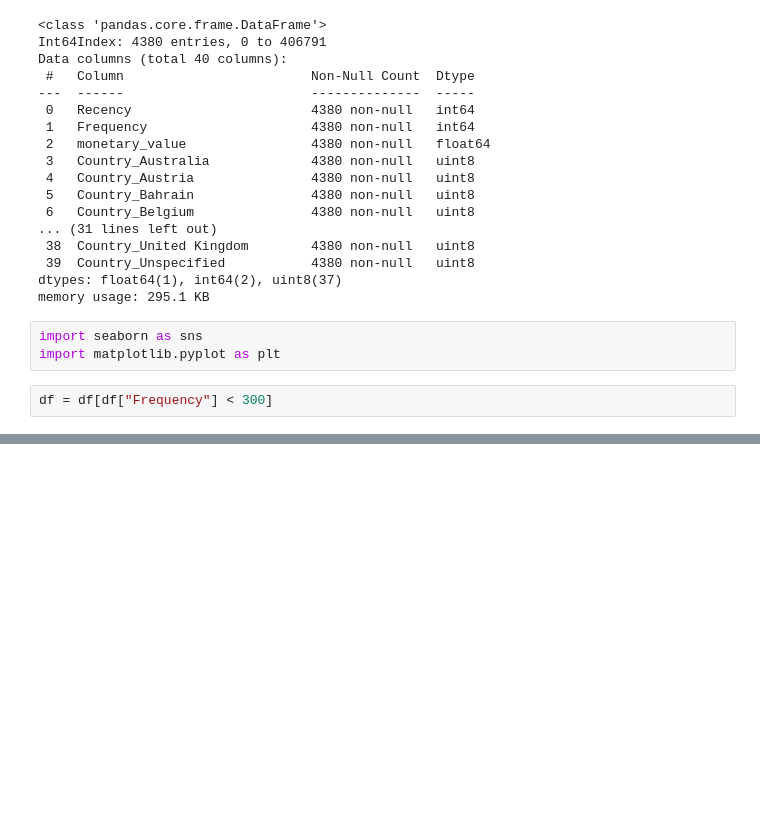
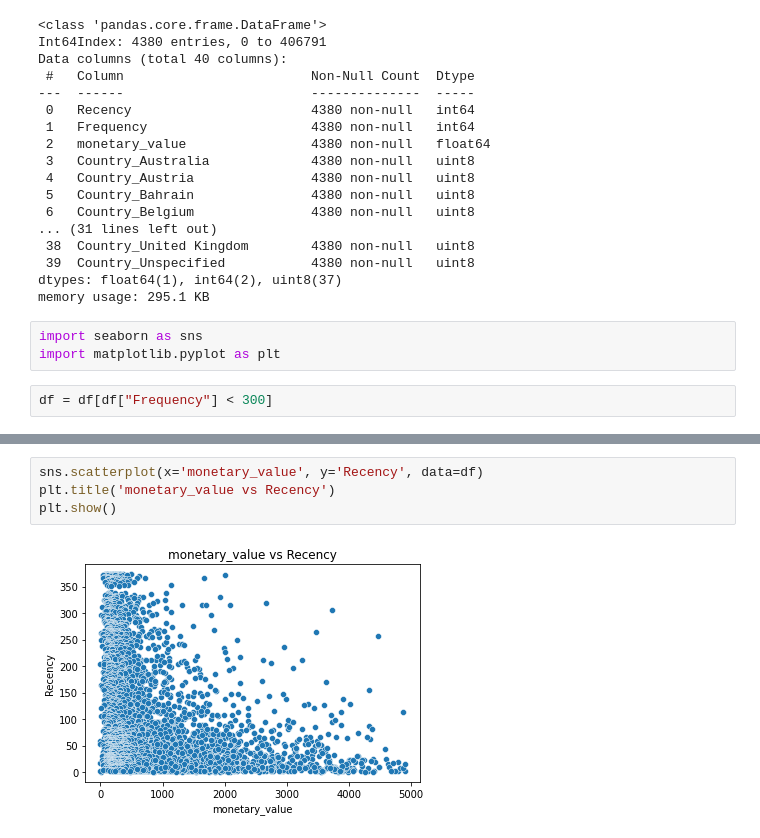
Before and after one commit to NehuenVill/Customer-Segmentation-with-Machine-Learning, a Jupyter notebook: notebooks/02_exploration.ipynb, the cells around one changed output, grey strips where cells are left out. Drawn from its saved outputs; the diff is of its cells as text; blank space fills up the shorter version.

```diff
--- a/notebooks/02_exploration.ipynb
+++ b/notebooks/02_exploration.ipynb
@@ -208,0 +257,6 @@ KeyError: 0
+# %%
+sns.scatterplot(x='monetary_value', y='Recency', data=df)
+plt.title('monetary_value vs Recency')
+plt.show()
+# %% [output]
+[figure, added]
```
Also changed, not shown: parts of 16 cells of this notebook.
